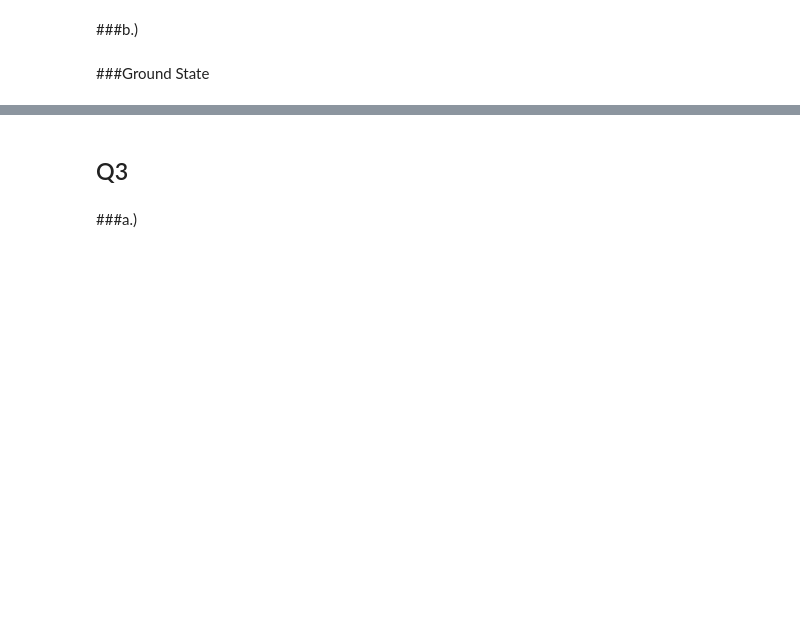
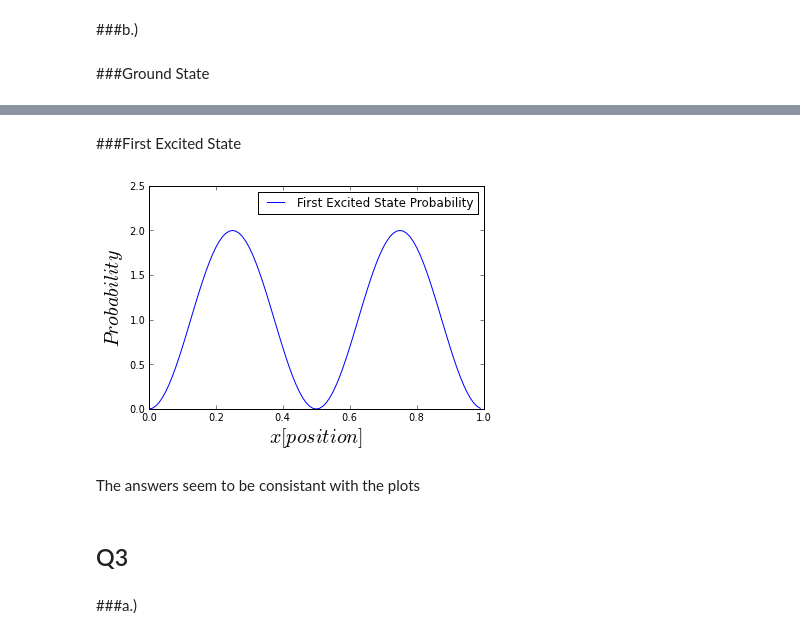
Before and after one commit to npilgram/PHYS202-S13, a Jupyter notebook: Week5/NumericalIntegrationEx4.ipynb, the cells around one changed output, grey strips where cells are left out. Saved outputs shown, nothing was run; the diff lists cells and outputs as text; code cells hidden in the pictures; blank space fills up the shorter version.

```diff
--- a/Week5/NumericalIntegrationEx4.ipynb
+++ b/Week5/NumericalIntegrationEx4.ipynb
@@ -89,3 +93,16 @@ plot(x, ground_state_squared(x))
+# %% [markdown]
+###First Excited State
+# %%
+x = arange(0,L,0.01)
+plot(x, first_excite_state_squared(x), label='First Excited State Probability')
+xlabel('$x[position]$', fontsize=20)
+ylabel('$Probability$', fontsize=20)
+legend(loc='upper right')
+show()
+# %% [output]
+[figure, added]
+# %% [markdown]
+The answers seem to be consistant with the plots
 # %% [markdown]
 Q3
 ---
```
Also changed, not shown: parts of 63 cells of this notebook.
